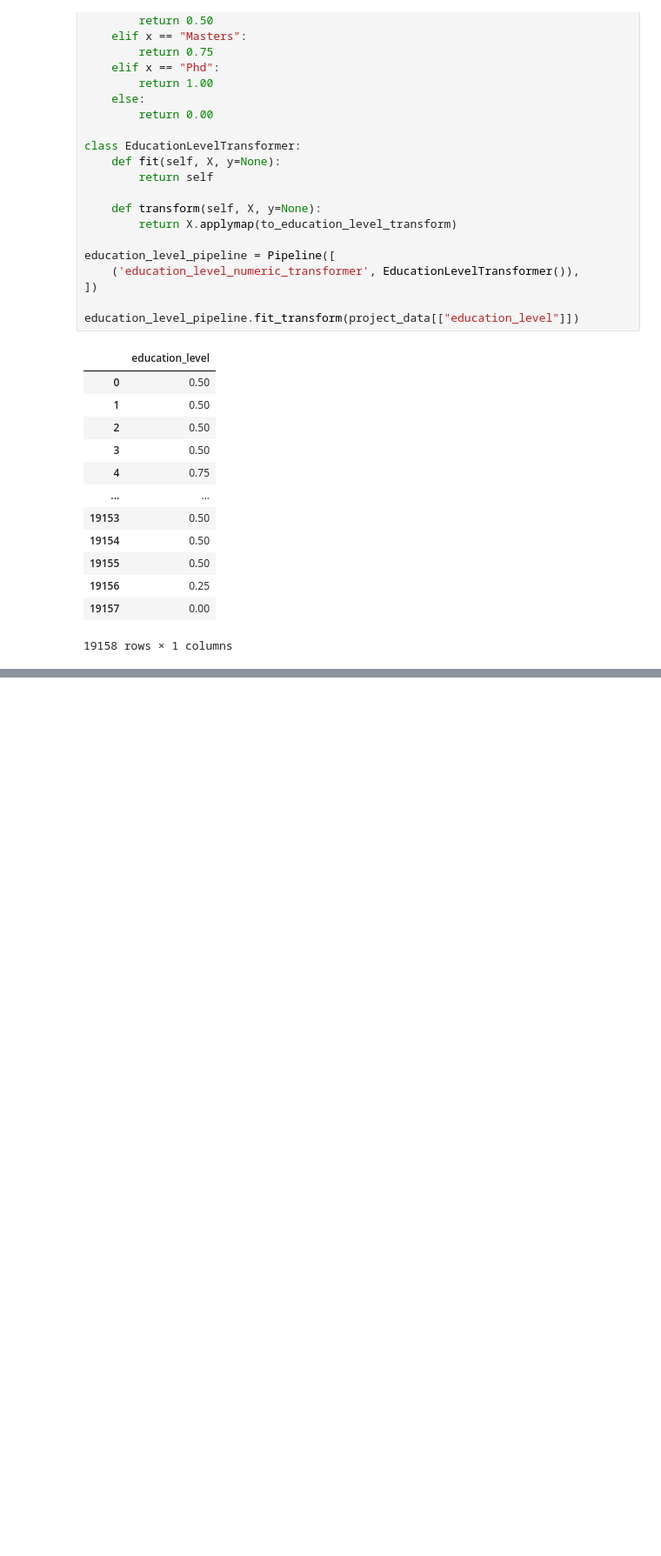
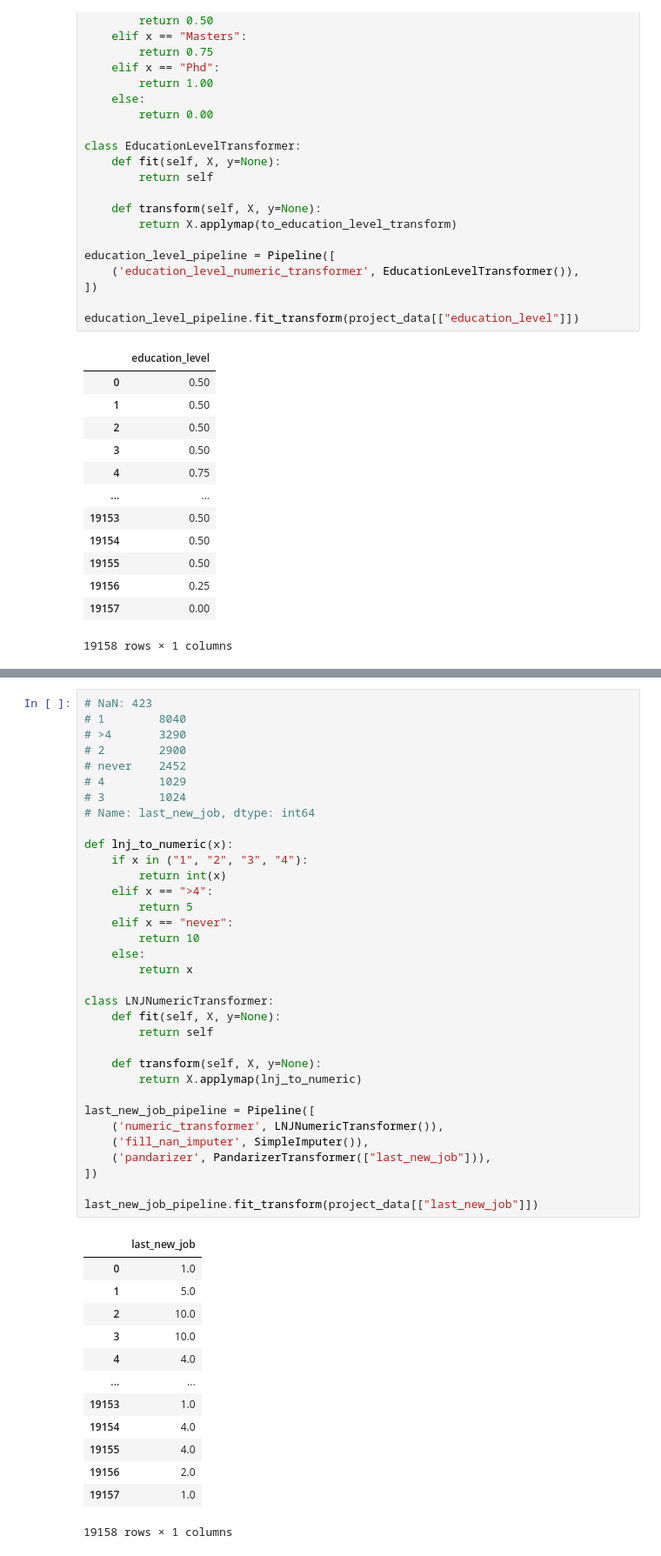
Before and after one commit to wbchristerson/machine-learning-projects, a Jupyter notebook: job-change-analysis/hr-analytics-data.ipynb, the cells around one changed output, grey strips where cells are left out. Shown: that part at 87% size. Saved outputs shown, nothing was run; the diff lists cells and outputs as text; blank space fills up the shorter version.

Commit message:
feat: add data transformer for last-new-job attribute

```diff
--- a/job-change-analysis/hr-analytics-data.ipynb
+++ b/job-change-analysis/hr-analytics-data.ipynb
@@ -359,4 +359,52 @@ company_size_pipeline.fit_transform(project_data[["company_size"]])
 19158 rows × 1 columns
+# %%
+# NaN: 423
+# 1        8040
+# >4       3290
+# 2        2900
+# never    2452
+# 4        1029
+# 3        1024
+# Name: last_new_job, dtype: int64
+
+def lnj_to_numeric(x):
+    if x in ("1", "2", "3", "4"):
+        return int(x)
+    elif x == ">4":
+        return 5
+    elif x == "never":
+        return 10
+    else:
+        return x
+
+class LNJNumericTransformer:
+    def fit(self, X, y=None):
+        return self
+
+    def transform(self, X, y=None):
+        return X.applymap(lnj_to_numeric)
+
+last_new_job_pipeline = Pipeline([
+    ('numeric_transformer', LNJNumericTransformer()),
+    ('fill_nan_imputer', SimpleImputer()),
+    ('pandarizer', PandarizerTransformer(["last_new_job"])),
+])
+
+last_new_job_pipeline.fit_transform(project_data[["last_new_job"]])
+# %% [output]
+|  | last_new_job |
+| 0 | 1.0 |
+| 1 | 5.0 |
+| 2 | 10.0 |
+| 3 | 10.0 |
+| 4 | 4.0 |
+| ... | ... |
+| 19153 | 1.0 |
+| 19154 | 4.0 |
+| 19155 | 4.0 |
+| 19156 | 2.0 |
+| 19157 | 1.0 |
+19158 rows × 1 columns
 # %%
 from sklearn.compose import ColumnTransformer
 
```
Also changed, not shown: parts of 3 cells of this notebook.
